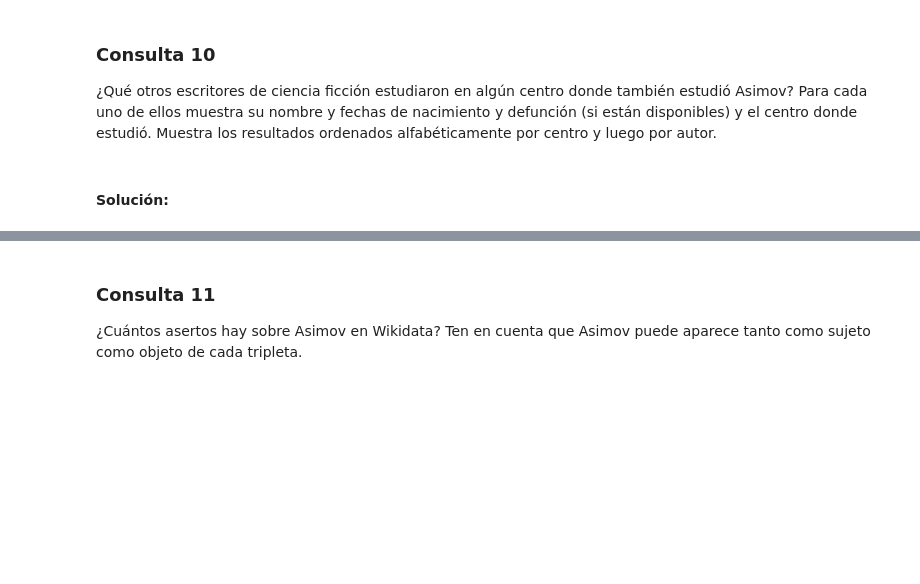
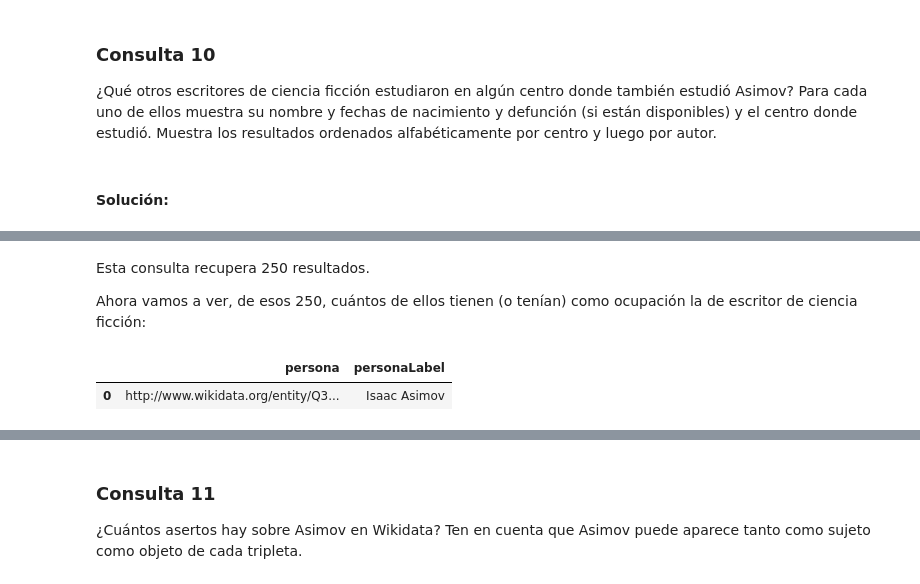
Before and after one commit to mario-sanz/IA2-Practicas, a Jupyter notebook: Lab3/P3-wikidata.ipynb, the cells around one changed output, grey strips where cells are left out. Cells and saved outputs as stored; diff of their text form; code cells hidden in the pictures; blank space fills up the shorter version.

Commit message:
Consulta 10 y avances en la 11

```diff
--- a/Lab3/P3-wikidata.ipynb
+++ b/Lab3/P3-wikidata.ipynb
@@ -406,0 +459,17 @@ En esta consulta obtenemos todas las obras escritas por Isaac Asimov y guardamos
+# %% [markdown]
+Esta consulta recupera 250 resultados.
+
+Ahora vamos a ver, de esos 250, cuántos de ellos tienen (o tenían) como ocupación la de escritor de ciencia ficción:
+# %%
+%%wdsparql
+SELECT ?persona ?personaLabel
+WHERE
+{
+  ?persona wdt:P69 wd:Q5149833 ;
+           wdt:P106 wd:Q18844224 .
+  SERVICE wikibase:label { bd:serviceParam wikibase:language "en". }
+}
+ORDER BY ?institucion ?personaLabel
+# %% [output]
+|  | persona | personaLabel |
+| 0 | http://www.wikidata.org/entity/Q3... | Isaac Asimov |
```
Also changed, not shown: parts of 14 cells of this notebook.
